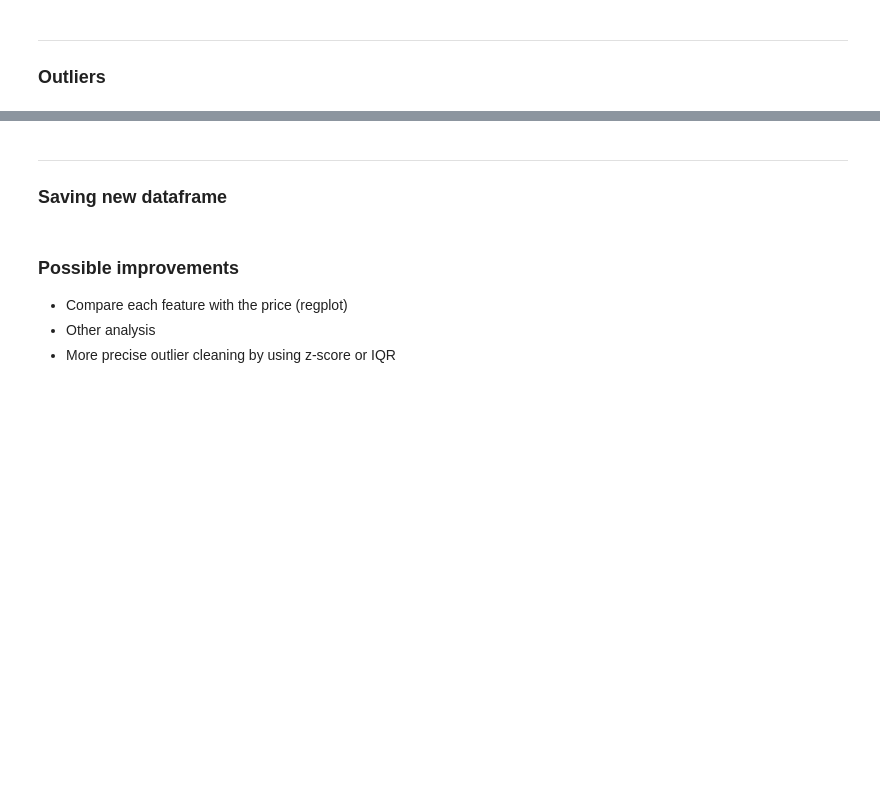
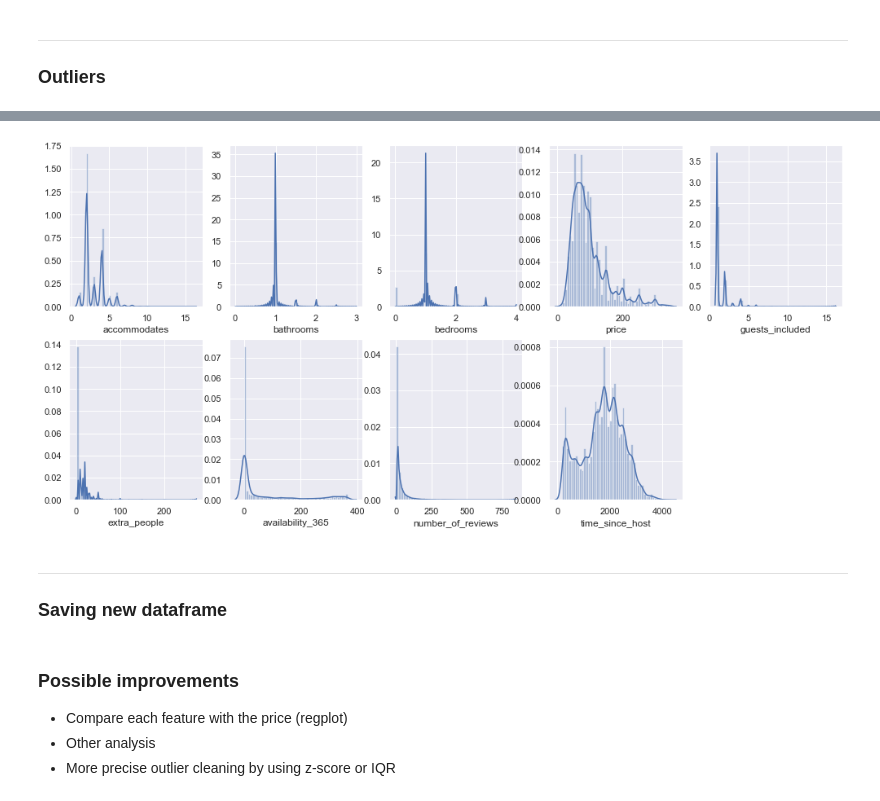
Before and after one commit to LudivineLacour/supervised-learning, a Jupyter notebook: code/exploratory-data-analysis.ipynb, the cells around one changed output, grey strips where cells are left out. Saved outputs shown, nothing was run; the diff lists cells and outputs as text; code cells hidden in the pictures; blank space fills up the shorter version.

```diff
--- a/code/exploratory-data-analysis.ipynb
+++ b/code/exploratory-data-analysis.ipynb
@@ -183,14 +299,18 @@ df2.shape
 # %%
 numeric_df = df2[['accommodates','bathrooms','bedrooms',
                   'price','guests_included','extra_people','availability_365',
                   'number_of_reviews','time_since_host']]
 
 fig,axs=plt.subplots(2,5,figsize=(17,8))
 
 for i in range(numeric_df.shape[1]):
     ax = axs[i//5,i%5]
     sns.distplot(numeric_df.iloc[:,i],ax=ax)
+
+fig.delaxes(axs[1,4])
 plt.show()
+# %% [output]
+[figure, added]
 # %% [markdown]
 ____________________________________
 ### Saving new dataframe
```
Also changed, not shown: parts of 23 cells of this notebook, 1 other file.
